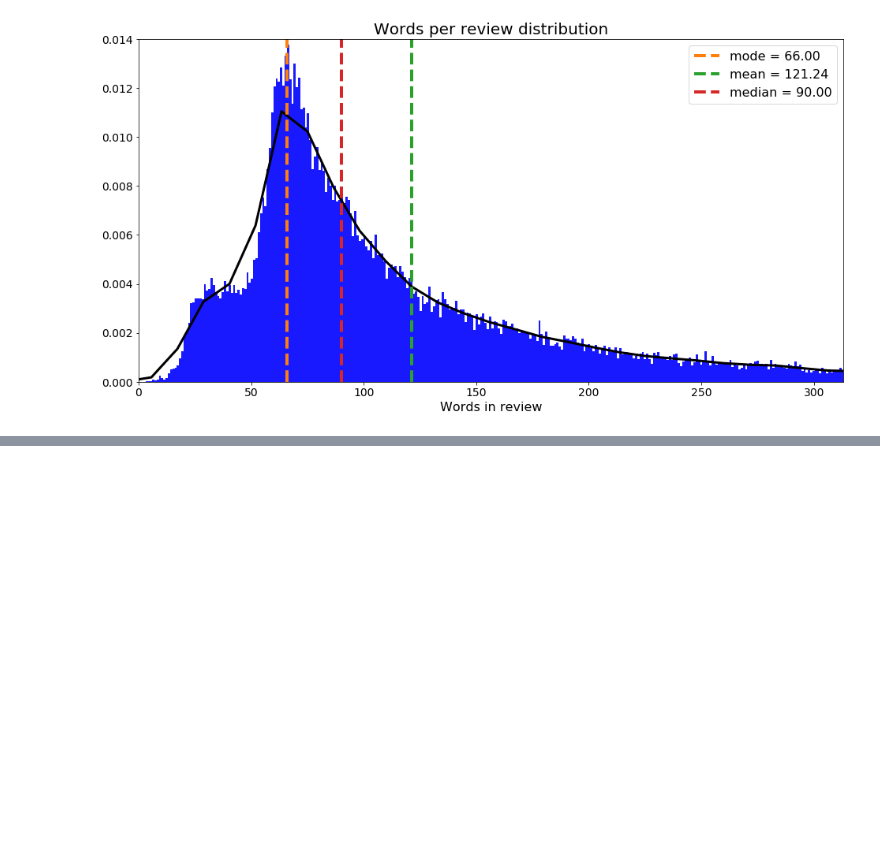
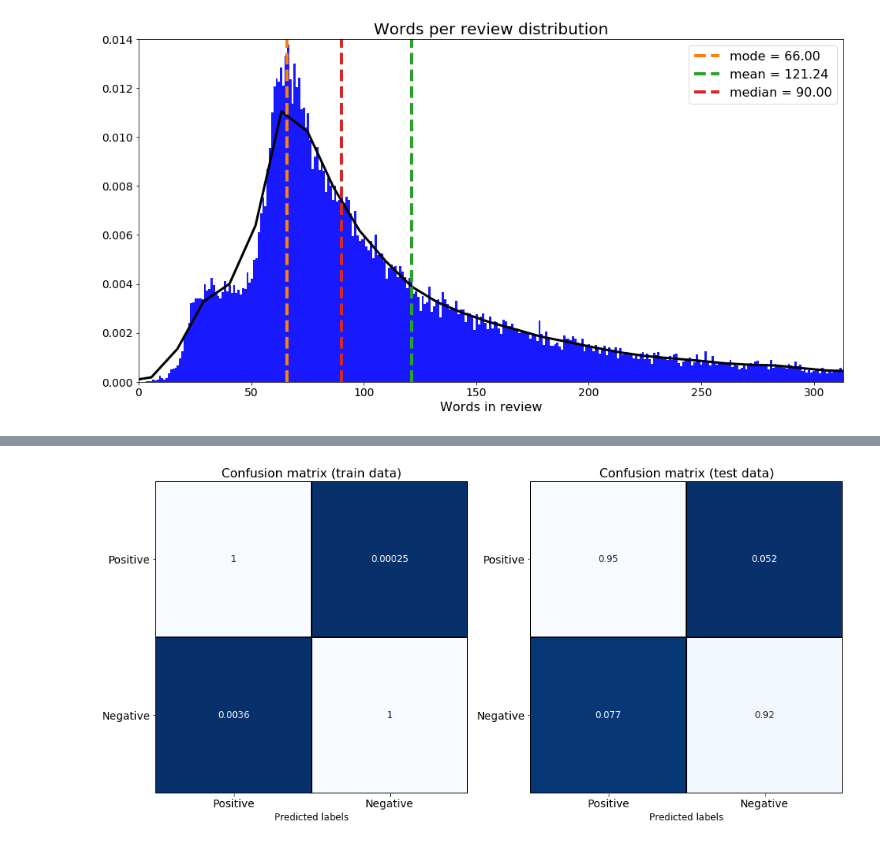
Before and after one commit to hyunji-ok/KAGGLE-Study, a Jupyter notebook: practice3/IMDB review Word2Vec & BiLSTM.ipynb, the cells around one changed output, grey strips where cells are left out. Drawn from its saved outputs; the diff is of its cells as text; code cells hidden in the pictures; blank space fills up the shorter version.

```diff
--- a/practice3/IMDB review Word2Vec & BiLSTM.ipynb
+++ b/practice3/IMDB review Word2Vec & BiLSTM.ipynb
@@ -251,0 +317,7 @@ plt.show()
+# %%
+X_train, X_test, y_train, y_test = train_test_split(
+    X_pad,
+    Y_train_data,
+    test_size=0.05,
+    shuffle=True,
+    random_state=42)
@@ -251,0 +365,12 @@ plt.show()
+# %%
+model.compile(
+    loss="binary_crossentropy",
+    optimizer='adam',
+    metrics=['accuracy'])
+
+history = model.fit(
+    x=X_train,
+    y=y_train,
+    validation_data=(X_test, y_test),
+    batch_size=100,
+    epochs=20)
@@ -251,0 +395,17 @@ plt.show()
+# %%
+def plot_confusion_matrix(y_true, y_pred, ax, class_names, vmax=None,
+                          normed=True, title='Confusion matrix'):
+    matrix = confusion_matrix(y_true,y_pred)
+    if normed:
+        matrix = matrix.astype('float') / matrix.sum(axis=1)[:, np.newaxis]
+    sb.heatmap(matrix, vmax=vmax, annot=True, square=True, ax=ax,
+               cmap=plt.cm.Blues_r, cbar=False, linecolor='black',
+               linewidths=1, xticklabels=class_names)
+    ax.set_title(title, y=1.20, fontsize=16)
+    #ax.set_ylabel('True labels', fontsize=12)
+    ax.set_xlabel('Predicted labels', y=1.10, fontsize=12)
+    ax.set_yticklabels(class_names, rotation=0)
+# %%
+%%time
+y_train_pred = model.predict_classes(X_train)
+y_test_pred = model.predict_classes(X_test)
@@ -251,0 +414,10 @@ plt.show()
+# %%
+fig, (axis1, axis2) = plt.subplots(nrows=1, ncols=2)
+plot_confusion_matrix(y_train, y_train_pred, ax=axis1,
+                      title='Confusion matrix (train data)',
+                      class_names=['Positive', 'Negative'])
+plot_confusion_matrix(y_test, y_test_pred, ax=axis2,
+                      title='Confusion matrix (test data)',
+                      class_names=['Positive', 'Negative'])
+# %% [output]
+[figure, added]
```
Also changed, not shown: parts of 15 cells of this notebook.
